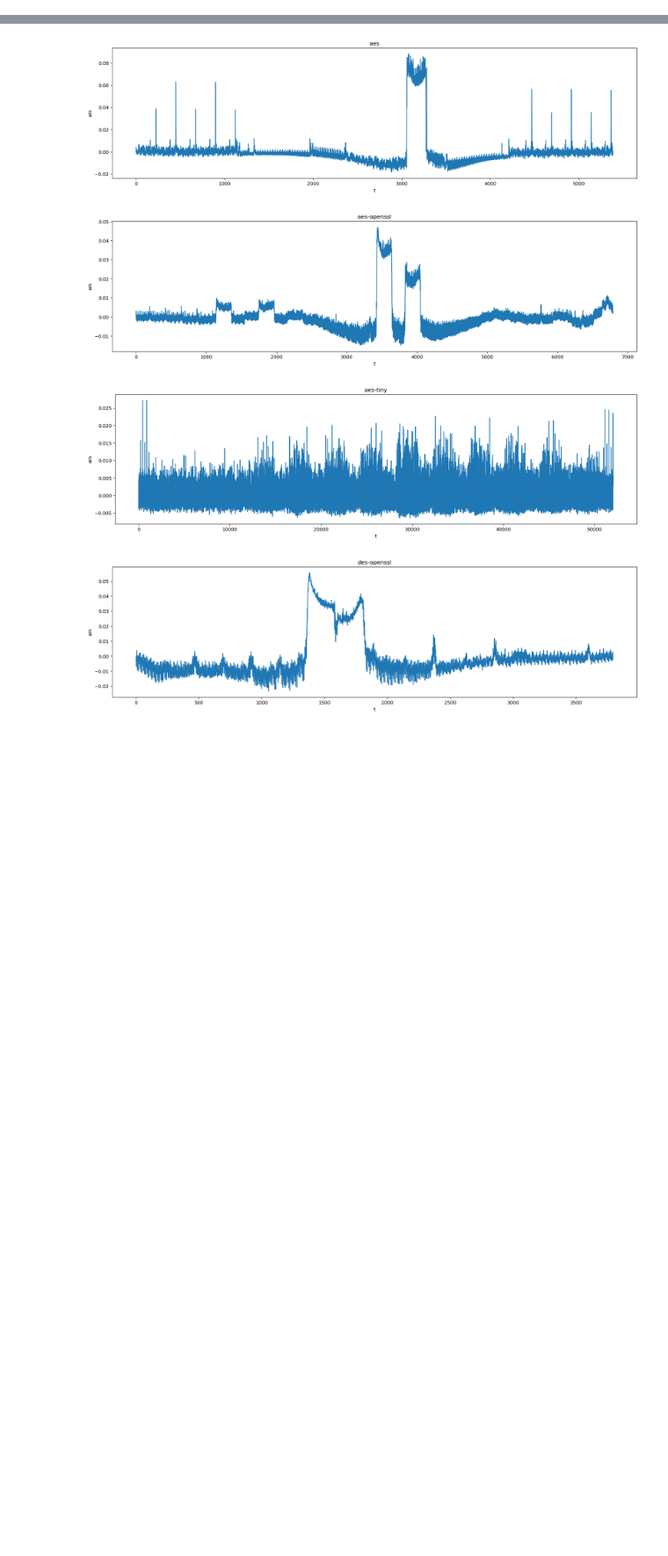
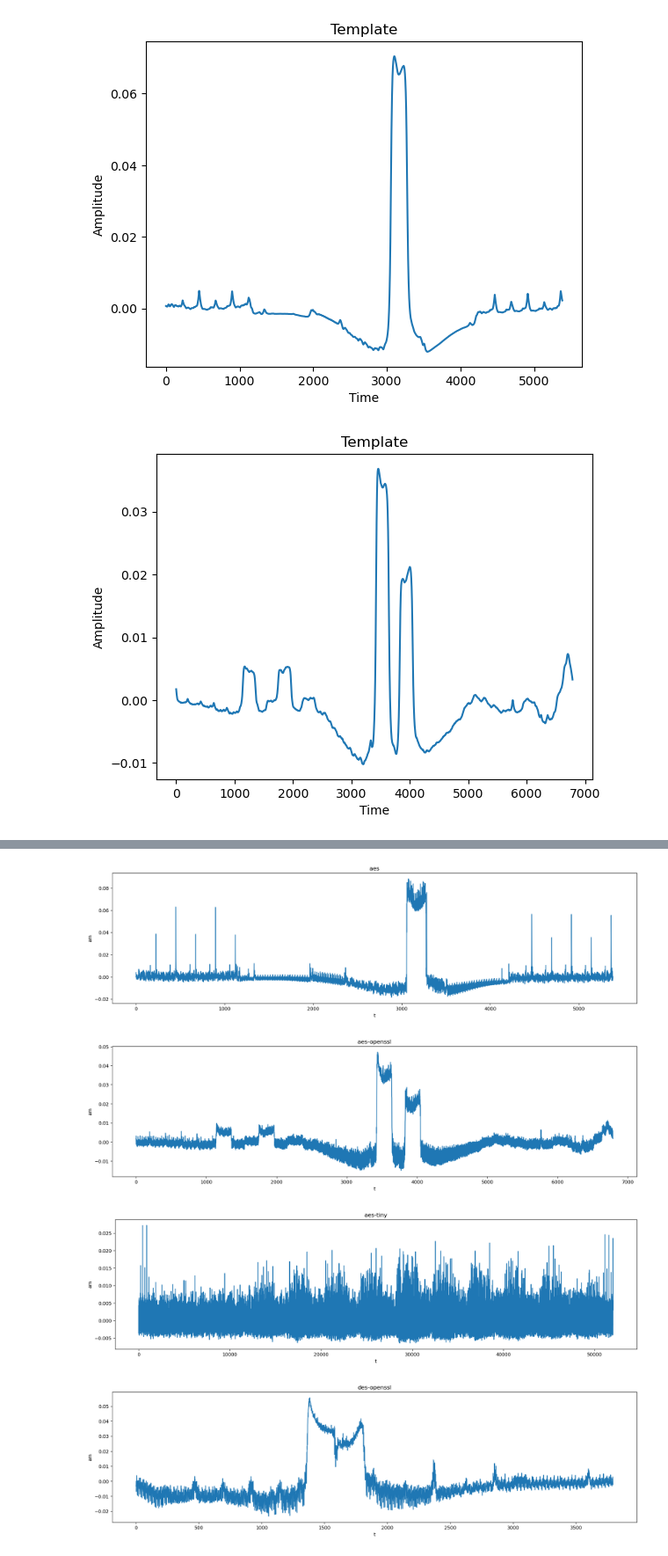
Before and after one commit to KickaStone/em-op-extract, a Jupyter notebook: template_matching.ipynb, the cells around one changed output, grey strips where cells are left out. Shown at 88% size. Cells and saved outputs as stored; diff of their text form; code cells hidden in the pictures; blank space fills up the shorter version.

```diff
--- a/template_matching.ipynb
+++ b/template_matching.ipynb
@@ -2,6 +2,29 @@
 import numpy as np
 import os
 from matplotlib import pyplot as plt
+from scipy import signal
 
+
+plot_trace = True
 template_path = './arch'
 test_path = './datasets/nodemcu-random-test2'
+train_path = './datasets/nodemcu-random-train2'
+
+def butter_filter(trace, order=1, cutoff=0.01, filter_type='low', fs=None):
+    """
+    Apply butter filter to trace
+    """
+    b, a = signal.butter(order, cutoff, btype=filter_type, fs=fs)
+    trace_filtered = signal.filtfilt(b, a, trace)
+    return trace_filtered
+
+
+def plot_trace(trace, title='Trace', xlabel='Time', ylabel='Amplitude'):
+    """
+    Plot trace
+    """
+    plt.plot(trace)
+    plt.title(title)
+    plt.xlabel(xlabel)
+    plt.ylabel(ylabel)
+    plt.show()
@@ -7,0 +37,18 @@ test_path = './datasets/nodemcu-random-test2'
+# %%
+# make templates
+# 1. load visually identified templates
+#
+boot_templates = []
+templates_path = './arch'
+for entry in os.listdir(templates_path):
+    if not entry.endswith('.npy'):
+        continue
+    template = np.load(os.path.join(templates_path, entry))
+    template = butter_filter(template, order=1, cutoff=0.02, filter_type='low', fs=None)
+    boot_templates.append(template)
+
+    if plot_trace:
+        plot_trace(template, title='Template')
+# %% [output]
+[figure, added]
+[figure, added]
```
Also changed, not shown: parts of 6 cells of this notebook, 2 other files.
